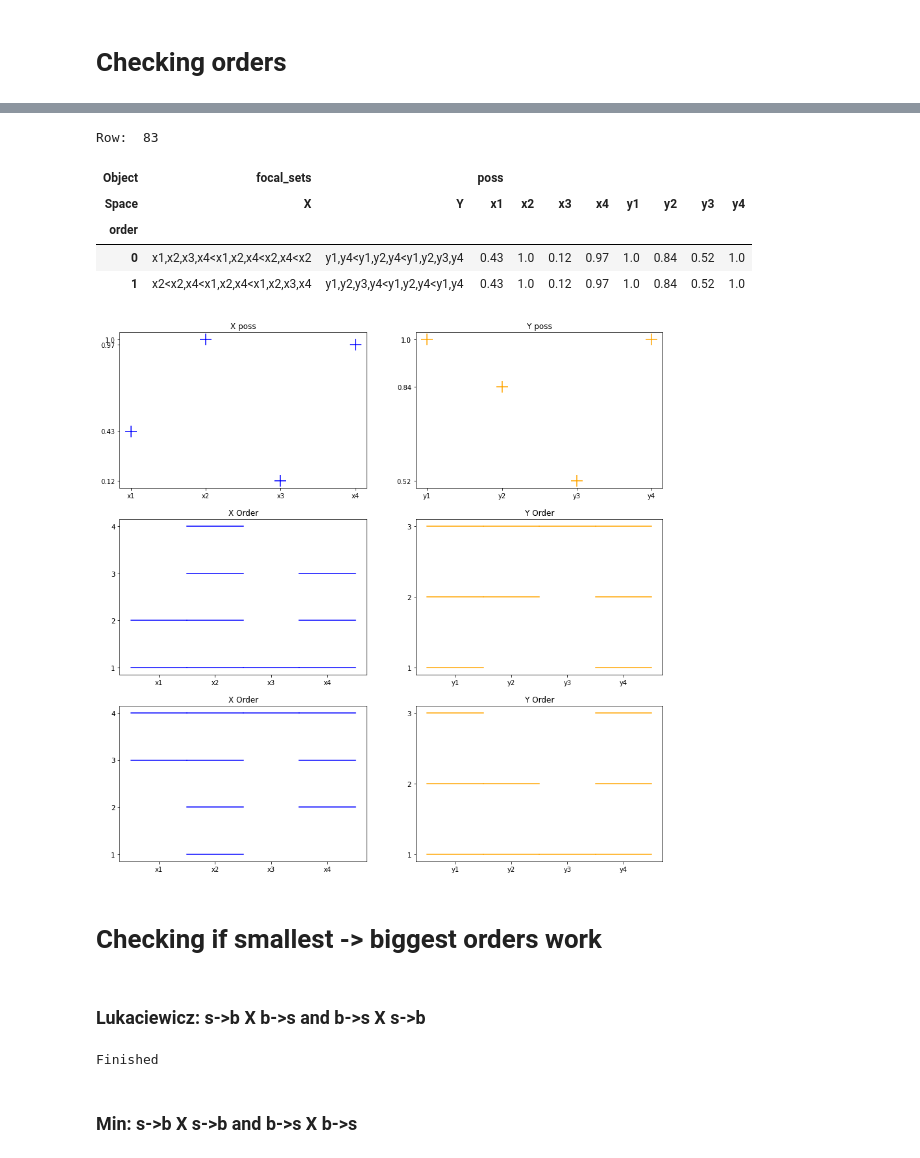
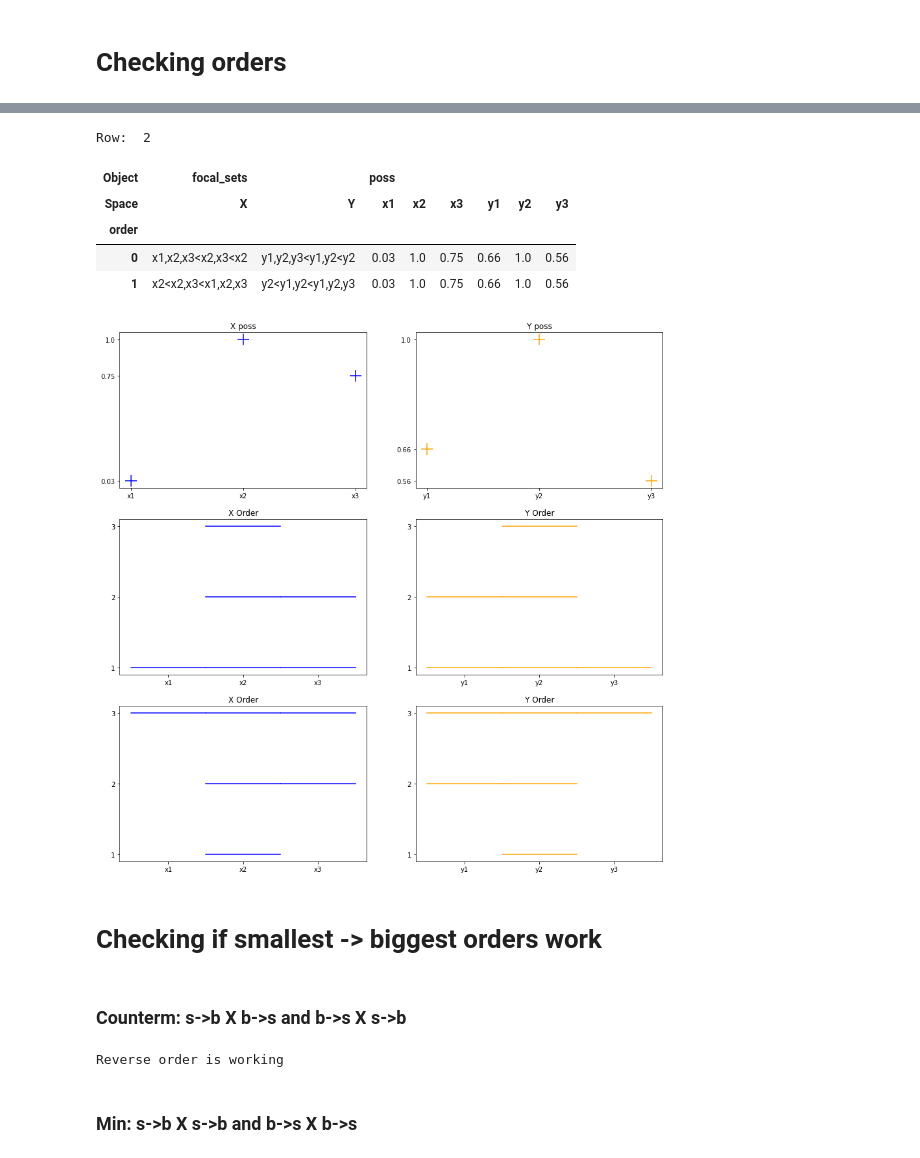
Before and after one commit to Roman-Malinowski/simulation_copula, a Jupyter notebook: dataframe_analysis.ipynb, the cells around one changed output, grey strips where cells are left out. Drawn from its saved outputs; the diff is of its cells as text; code cells hidden in the pictures.

Commit message:
Co/Counter monotonic order tests

```diff
--- a/dataframe_analysis.ipynb
+++ b/dataframe_analysis.ipynb
@@ -179,8 +178,8 @@ for _ in range(len(df)):
 # %% [markdown]
 # Analyse if df have the same possibilities
 # %%
-df_1 = pd.read_csv(os.path.join(out_path, "random_orders_N4_min.csv"), header=[0,1], index_col=[0,1])
-df_2 = pd.read_csv(os.path.join(out_path, "random_orders_N4_luka.csv"), header=[0,1], index_col=[0,1])
+df_1 = pd.read_csv(os.path.join(out_path, "random_orders_N3_frank_-5.csv"), header=[0,1], index_col=[0,1])
+df_2 = pd.read_csv(os.path.join(out_path, "random_orders_N3_frank_5.csv"), header=[0,1], index_col=[0,1])
 
 # Sorting the dataframe in order to create an lexical order. This improve performants when locating data later on
 
@@ -243,17 +255,18 @@ print(row)
 # %%
-k = row[0]
+# k = row[2]
+k = 2
 
 print("Row: ", k)
 plot_multiple_orders(df_1, k)
 df_1.loc[(k,), :].head()
 # %% [output]
-Row:  83
+Row:  2
-| Object | focal_sets |  | poss |  |  |  |  |  |  |  |
-| Space | X | Y | x1 | x2 | x3 | x4 | y1 | y2 | y3 | y4 |
-| order |  |  |  |  |  |  |  |  |  |  |
-| 0 | x1,x2,x3,x4<x1,x2,x4<x2,x4<x2 | y1,y4<y1,y2,y4<y1,y2,y3,y4 | 0.43 | 1.0 | 0.12 | 0.97 | 1.0 | 0.84 | 0.52 | 1.0 |
-| 1 | x2<x2,x4<x1,x2,x4<x1,x2,x3,x4 | y1,y2,y3,y4<y1,y2,y4<y1,y4 | 0.43 | 1.0 | 0.12 | 0.97 | 1.0 | 0.84 | 0.52 | 1.0 |
+| Object | focal_sets |  | poss |  |  |  |  |  |
+| Space | X | Y | x1 | x2 | x3 | y1 | y2 | y3 |
+| order |  |  |  |  |  |  |  |  |
+| 0 | x1,x2,x3<x2,x3<x2 | y1,y2,y3<y1,y2<y2 | 0.03 | 1.0 | 0.75 | 0.66 | 1.0 | 0.56 |
+| 1 | x2<x2,x3<x1,x2,x3 | y2<y1,y2<y1,y2,y3 | 0.03 | 1.0 | 0.75 | 0.66 | 1.0 | 0.56 |
-[figure, old version]
+[figure, new version]
 # %% [markdown]
 # Checking if smallest -> biggest orders work
 # %%
@@ -268,18 +281,22 @@ def is_size_ordered(string):
     else:
         return None
 # %% [markdown]
-### Lukaciewicz: s->b X b->s  and  b->s X s->b
+### Counterm: s->b X b->s  and  b->s X s->b
 # %%
-for poss_ind in range(max(df_1.index.get_level_values("poss"))):
-    max_order = max(df_1.loc[(poss_ind, ), :].index.get_level_values("order"))
-    list_is_ordered = [[is_size_ordered(df_1.loc[(poss_ind, i), ('focal_sets', 'X')]), is_size_ordered(df_1.loc[(poss_ind, i), ('focal_sets', 'Y')])] for i in range(max_order + 1)]
-    flag = (['b->s', 's->b'] in list_is_ordered) & (['s->b', 'b->s'] in list_is_ordered)
-    if not flag:
-        print("Check row %s"%poss_ind)
-        break
-print("Finished")
+def check_countermonotonic_order(df):
+    for poss_ind in range(max(df.index.get_level_values("poss"))):
+        max_order = max(df.loc[(poss_ind, ), :].index.get_level_values("order"))
+        list_is_ordered = [[is_size_ordered(df.loc[(poss_ind, i), ('focal_sets', 'X')]), is_size_ordered(df.loc[(poss_ind, i), ('focal_sets', 'Y')])] for i in range(max_order + 1)]
+        flag = (['b->s', 's->b'] in list_is_ordered) & (['s->b', 'b->s'] in list_is_ordered)
+        if not flag:
+            print("Check row %s"%poss_ind)
+            break
+    if flag:
+        print("Counter monotonic order is working")
-# %% [output]
-Finished
+# %%
+check_reverse_order(df_2)
+# %% [output]
+Reverse order is working
 # %% [markdown]
 ### Min: s->b X s->b  and  b->s X b->s
 # %%
```
Also changed, not shown: parts of 6 cells of this notebook.
